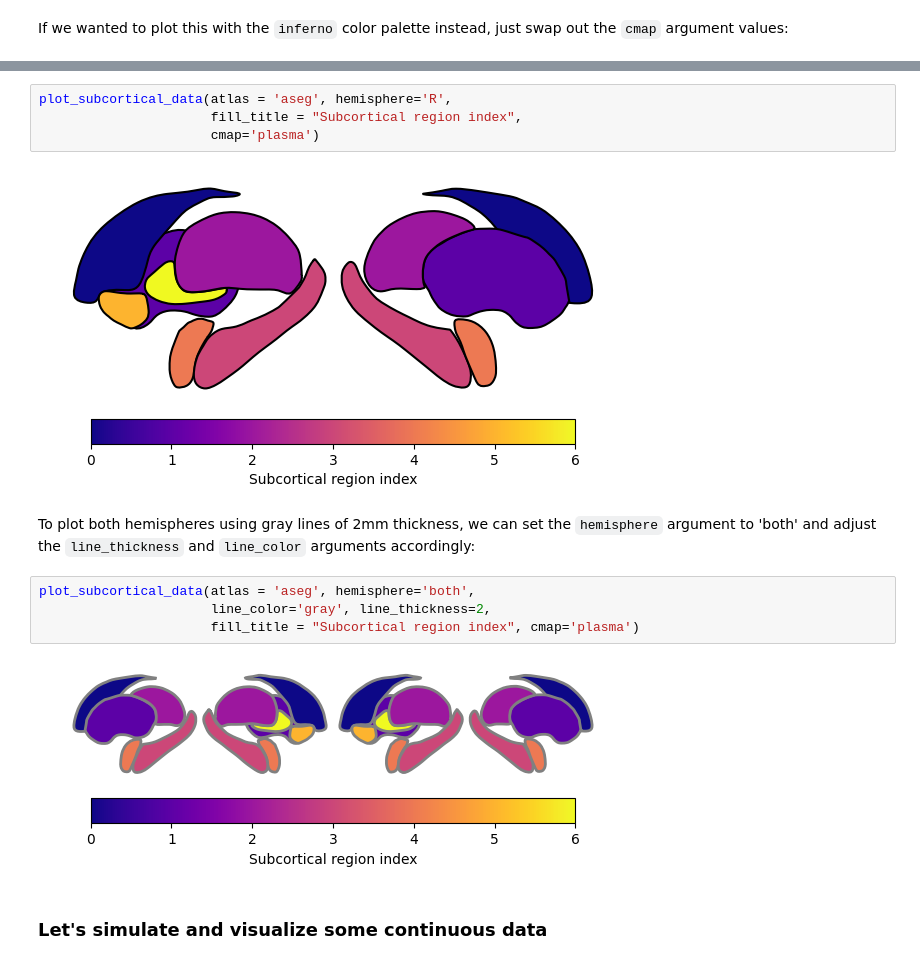
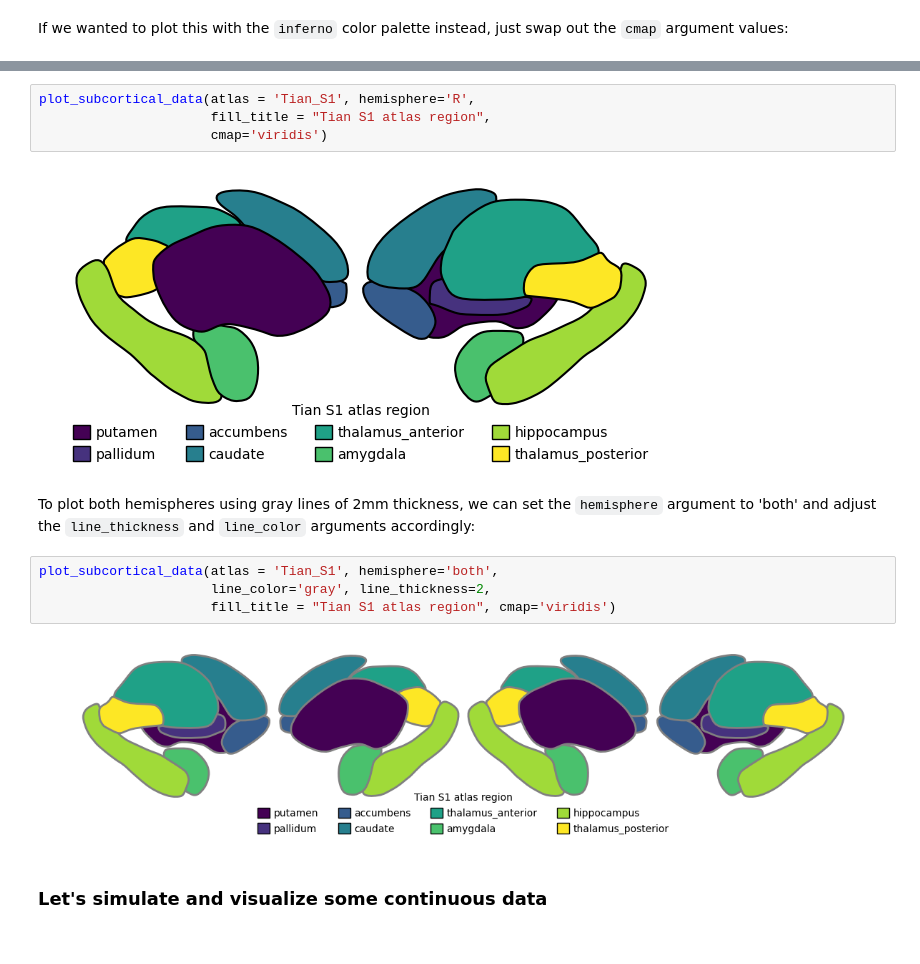
Before and after one commit to anniegbryant/subcortex_visualization, a Jupyter notebook: tutorial.ipynb, the cells around one changed output, grey strips where cells are left out. Saved outputs shown, nothing was run; the diff lists cells and outputs as text.

```diff
--- a/tutorial.ipynb
+++ b/tutorial.ipynb
@@ -57,17 +57,17 @@ Here, we can plot the region indices for the right hemisphere without passing in
 # %%
-plot_subcortical_data(atlas = 'aseg', hemisphere='R',
-                      fill_title = "Subcortical region index",
-                      cmap='plasma')
+plot_subcortical_data(atlas = 'Tian_S1', hemisphere='R',
+                      fill_title = "Tian S1 atlas region",
+                      cmap='viridis')
 # %% [output]
-[figure, old version]
+[figure, new version]
 # %% [markdown]
 To plot both hemispheres using gray lines of 2mm thickness, we can set the `hemisphere` argument to 'both' and adjust the `line_thickness` and `line_color` arguments accordingly:
 # %%
-plot_subcortical_data(atlas = 'aseg', hemisphere='both',
+plot_subcortical_data(atlas = 'Tian_S1', hemisphere='both',
                       line_color='gray', line_thickness=2,
-                      fill_title = "Subcortical region index", cmap='plasma')
+                      fill_title = "Tian S1 atlas region", cmap='viridis')
 # %% [output]
-[figure, old version]
+[figure, new version]
 # %% [markdown]
 ### Let's simulate and visualize some continuous data
 # %%
```
Also changed, not shown: parts of 8 cells of this notebook, 20 other files.
